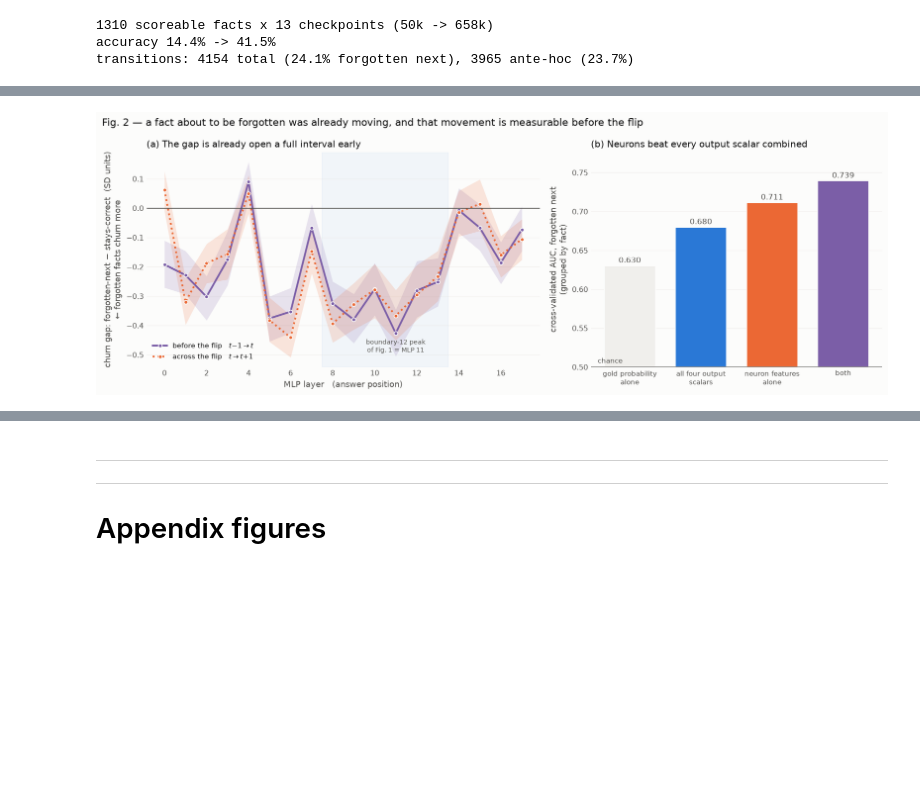
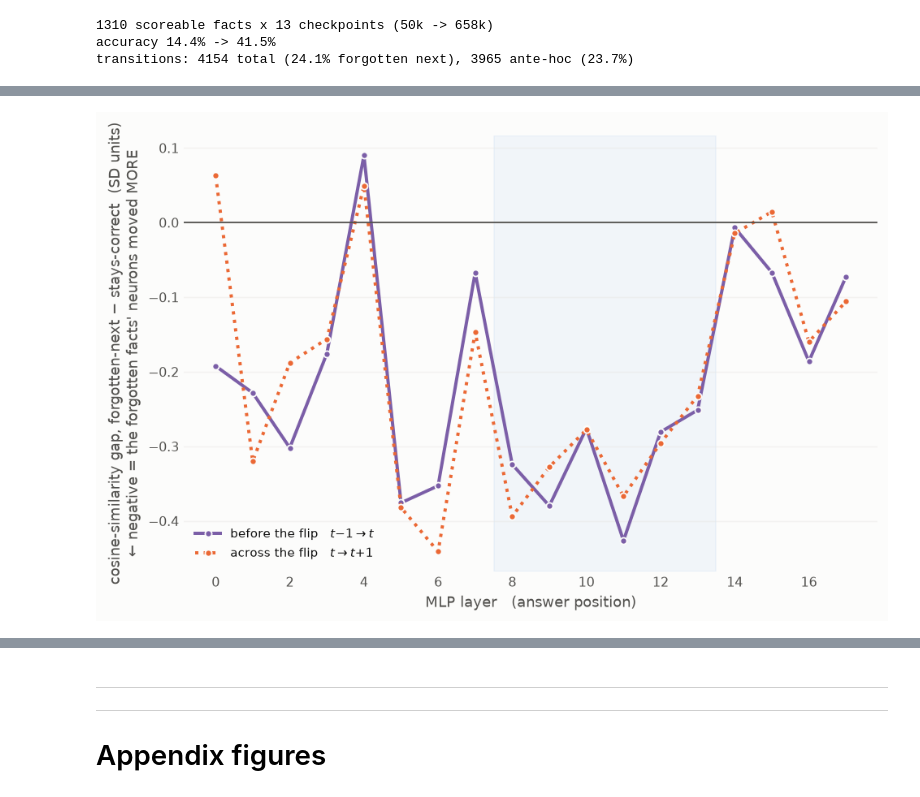
Before and after one commit to OvadiaOmer3/NLPFinalProject, a Jupyter notebook: paper_figures.ipynb, the cells around one changed output, grey strips where cells are left out. Cells and saved outputs as stored; diff of their text form; code cells hidden in the pictures; blank space fills up the shorter version.

```diff
--- a/paper_figures.ipynb
+++ b/paper_figures.ipynb
@@ -279,10 +354,9 @@ NEU_DIR = Path("data/artifacts/expermints/15shot_trajectory_top10_internal_with_
 _meta = json.loads((NEU_DIR / f"internal/neurons_step{steps[-1]}_meta.json").read_text())
 K_NEU, n_mlp, MISSING = _meta["k"], _meta["n_layers"], _meta["missing_sentinel"]
 N_INTER = 5632                      # LMEnt-1B intermediate_size
-MID = slice(8, 14)                  # the mid-stack band Fig. 1 localised the failure to
+MID = slice(8, 14)                  # the mid-stack band Fig. 1 localised the failure to.
+
 xlayer = np.arange(n_mlp)
-# NB: Fig. 1 indexes the 19 *layer boundaries* of the logit lens; the dump indexes the 18 MLP
-# layers.  MLP layer l writes into boundary l+1, so Fig. 1's boundary-12 peak is MLP layer 11.
 
 _nids = np.load(NEU_DIR / f"internal/neurons_step{steps[-1]}_ids.npy", allow_pickle=True)
 NROW = pd.Index(_nids).get_indexer(ids)                 # dump row -> panel row
@@ -333,7 +407,8 @@ def neuron_summaries(pos):
         o["L1"][:, t] = tot
         for l in range(n_mlp):                     # population share of each top-k neuron
             popc = np.bincount(I[:, l, :].ravel(), minlength=N_INTER).astype(np.float32)
-            o["GEN"][:, t, l] = popc[I[:, l, :]].mean(-1) / n
+            # share of the OTHER facts: drop this fact's own contribution, as documented
+            o["GEN"][:, t, l] = ((popc[I[:, l, :]] - 1.0) / (n - 1.0)).mean(-1)
         if prev is not None:
             _, cos = _pair(I, V, prev[0], prev[1], K_NEU)
             inter, _ = _pair(I, V, prev[0], prev[1], 32)
@@ -405,83 +517,19 @@ def churn_gap(Z, F, T, FG, lag_back=0, n_boot=300, seed=0):
         boot[b] = np.nanmean(cur[sel][m], 0) - np.nanmean(cur[sel][~m], 0)
     return gap, *np.percentile(boot, [2.5, 97.5], axis=0)
 
-# ── Fig. 2b — do the neurons say anything the output scalars do not?  (internal §16) ──
-from sklearn.linear_model import LogisticRegression
-from sklearn.model_selection import GroupKFold
-from sklearn.metrics import roc_auc_score
-from sklearn.preprocessing import StandardScaler
-from sklearn.pipeline import make_pipeline
-
-def band(D, key, sl, back=0):
-    return np.nanmean(D[key][AF, AT - back][:, sl], 1)
-
-OUT_SCALARS = {                       # everything the scalar analysis already had
-    "gold probability":   -P["gold_prob"].to_numpy()[AF, AT],
-    "gold rank":           np.log10(np.clip(P["gold_rank"].to_numpy()[AF, AT], 1, None)),
-    "answer margin":      -P["answer_margin"].to_numpy()[AF, AT],
-    "predictive entropy":  P["pred_entropy"].to_numpy()[AF, AT],
-}
-NEURON_SCALARS = {                    # new, from the top-128 dump; all measured at or before t
-    "churn, answer (mid)":      -np.nanmean(ZA_COS[AF, AT - 1][:, MID], 1),
-    "churn, answer (early)":    -np.nanmean(ZA_COS[AF, AT - 1][:, :8], 1),
-    "churn, answer (late)":     -np.nanmean(ZA_COS[AF, AT - 1][:, 14:], 1),
-    "churn, subject (mid)":     -np.nanmean(ZS_COS[AF, AT - 1][:, MID], 1),
-    "top-32 churn (mid)":       -np.nanmean(ZA_J32[AF, AT - 1][:, MID], 1),
-    "diffuse activation (mid)":  band(NA, "PR", MID),
-    "high activation entropy":   band(NA, "H", MID),
-    "private neurons (mid)":    -band(NA, "GEN", MID),
-    "shared neurons (late)":     band(NA, "GEN", slice(12, 16)),
-    "large activation mass":     np.log10(np.clip(band(NA, "L1", MID), 1, None)),
-}
-X_out = np.column_stack(list(OUT_SCALARS.values()))
-X_neu = np.column_stack(list(NEURON_SCALARS.values()))
-
-def cv_auc(X):
-    X = np.nan_to_num(X, nan=0.0); oof = np.zeros(len(X))
-    for tr, te in GroupKFold(n_splits=5).split(X, AFG, groups=AF):
-        m = make_pipeline(StandardScaler(), LogisticRegression(max_iter=3000)).fit(X[tr], AFG[tr])
-        oof[te] = m.predict_proba(X[te])[:, 1]
-    return roc_auc_score(AFG, oof)
-
-BLOCKS = [("gold probability\nalone", X_out[:, :1], NEUTRAL),
-          ("all four output\nscalars", X_out, BLUE),
-          ("neuron features\nalone", X_neu, ORANGE),
-          ("both", np.column_stack([X_out, X_neu]), PURPLE)]
-aucs = [cv_auc(X) for _, X, _ in BLOCKS]
-
-fig, (ax1, ax2) = plt.subplots(1, 2, figsize=(13.4, 4.8),
-                               gridspec_kw={"width_ratios": [1.35, 1]})
+fig, ax1 = plt.subplots(figsize=(7.6, 4.8))
+ax1.axvspan(7.5, 13.5, color=BLUE, alpha=.05, zorder=0)
 for lag, col, lab, ls in ((1, PURPLE, "before the flip   $t{-}1 \\rightarrow t$", "-"),
                           (0, ORANGE, "across the flip   $t \\rightarrow t{+}1$", ":")):
     F, T, FG = (XF, XT, XFG) if lag == 0 else (AF, AT, AFG)
-    g, lo, hi = churn_gap(ZA_COS, F, T, FG, lag_back=lag)
-    ax1.fill_between(xlayer, lo, hi, color=col, alpha=.16, linewidth=0)
+    g, _, _ = churn_gap(ZA_COS, F, T, FG, lag_back=lag)
     ax1.plot(xlayer, g, color=col, lw=2.2, ls=ls, marker="o", ms=4.5, mec=SURF, mew=1, label=lab)
 ax1.axhline(0, color=INK2, lw=1)
-ax1.axvspan(7.5, 13.5, color=BLUE, alpha=.05, zorder=0)
-ax1.annotate("boundary-12 peak\nof Fig. 1 = MLP 11", (11, -0.44), fontsize=8, color=INK2,
-             ha="center", xytext=(0, -18), textcoords="offset points")
 ax1.set_xticks(range(0, n_mlp, 2))
 ax1.set_xlabel("MLP layer   (answer position)")
-ax1.set_ylabel("churn gap: forgotten-next − stays-correct  (SD units)\n← forgotten facts churn more")
-ax1.set_title("(a) The gap is already open a full interval early", loc="left")
+ax1.set_ylabel("cosine-similarity gap, forgotten-next − stays-correct  (SD units)\n← negative = the forgotten facts' neurons moved MORE")
 ax1.legend(loc="lower left", fontsize=8.5)
-
-ax2.bar(range(len(BLOCKS)), [a - .5 for a in aucs], bottom=.5,     # bar length = lift over chance
-        color=[c for _, _, c in BLOCKS], edgecolor=SURF, linewidth=1.2, width=.72)
-for i, v in enumerate(aucs):
-    ax2.text(i, v + .004, f"{v:.3f}", ha="center", fontsize=9.5, color=INK2)
-ax2.axhline(0.5, color=INK2, lw=1)
-ax2.text(-0.45, 0.503, "chance", ha="left", va="bottom", fontsize=8.5, color=INK2)
-ax2.set_xticks(range(len(BLOCKS)), [b[0] for b in BLOCKS], fontsize=8.5)
-ax2.set_ylim(0.5, max(aucs) * 1.05)
-ax2.set_ylabel("cross-validated AUC, forgotten next\n(grouped by fact)")
-ax2.set_title("(b) Neurons beat every output scalar combined", loc="left")
-
-for ax in (ax1, ax2):
-    clean(ax)
-fig.suptitle("Fig. 2 — a fact about to be forgotten was already moving, and that movement is "
-             "measurable before the flip", x=0.01, ha="left", fontsize=12)
+clean(ax1)
 fig.tight_layout(); plt.show()
 
 g_b, lo_b2, hi_b2 = churn_gap(ZA_COS, AF, AT, AFG, lag_back=1, n_boot=200)
@@ -493,42 +541,38 @@ print("  across flip :", " ".join(f"{v:+5.2f}" for v in g_c))
 # "*" = the whole CI is below 0 (forgotten churn more); "+" = the whole CI is ABOVE 0
 # (survivors churn more -- layer 4 is the one place in the stack where that happens);
 # "." = the CI spans 0.
 print("  95% CI      :", "  ".join("  *  " if h < 0 else ("  +  " if l > 0 else "  .  ")
                                    for l, h in zip(lo_b2, hi_b2)))
 
 bwd = np.nanmean(ZA_COS[AF, AT - 1][:, MID], 1)
 
-# Is the comparison group the right one?  Both groups are correct at t by construction, so
-# "survives" already means "correct at t AND correct at t+1".  But over the *backward* window
-# it silently mixes two kinds of survivor: facts that were already correct at t-1, and facts
-# that were WRONG at t-1 and had just been learned -- and learning moves neurons too.  Splitting
-# them shows the baseline is diluted, so the headline gap is conservative.
+# Both groups are correct at t by construction, so "survives" already means "correct at t AND correct at t+1".
+# But over the *backward* window it silently mixes two kinds of survivor: facts that were already correct at t-1, and facts
+# that were WRONG at t-1 and had just been learned -- and learning moves neurons too.
+# Splitting them shows the baseline is diluted, so the headline gap is conservative.
 _was = correct[AF, AT - 1]
 _grp = [("forgotten next", AFG),
         ("survives — just learned (wrong at t−1)", (~AFG) & ~_was),
         ("survives — stably correct (correct at t−1)", (~AFG) & _was),
         ("survives — all  (the baseline plotted above)", ~AFG)]
 print("mid-stack backward churn, z (higher = more stable neurons):")
 for nm, m in _grp:
     print(f"  {nm:46s} n={m.sum():5d}   {np.nanmean(bwd[m]):+.3f}")
 print(f"  gap vs ALL survivors            {np.nanmean(bwd[AFG]) - np.nanmean(bwd[~AFG]):+.3f}")
 print(f"  gap vs STABLY-CORRECT survivors {np.nanmean(bwd[AFG]) - np.nanmean(bwd[(~AFG) & _was]):+.3f}"
       f"   <- the cleaner contrast is LARGER, so the plotted gap understates the effect")
 
 gpA = P["gold_prob"].to_numpy()[AF, AT]
 gt = pd.qcut(gpA, 3, labels=False, duplicates="drop")
 _w = [spearmanr(-bwd[gt == g], AFG[gt == g])[0] for g in range(3)]
 _gw = [spearmanr(-gpA[gt == g], AFG[gt == g])[0] for g in range(3)]
 print(f"\nrho(backward mid-stack churn, forgotten-next) = {spearmanr(-bwd, AFG)[0]:+.3f}")
 print(f"  within gold-prob terciles: " + " ".join(f"{v:+.3f}" for v in _w) +
       f"   (mean {np.mean(_w):+.3f})")
 print(f"  same for gold_prob itself: " + " ".join(f"{v:+.3f}" for v in _gw) +
       f"   (mean {np.mean(_gw):+.3f})")
-print(f"\n{AFG.size} ante-hoc transitions from {len(np.unique(AF))} facts, base rate {AFG.mean():.1%}")
-for (nm, _, _), v in zip(BLOCKS, aucs):
-    print(f"  {nm.replace(chr(10), ' '):26s} CV AUC {v:.3f}")
 # %% [output]
-[figure, old version]
+[figure, new version]
 per-layer z-gap (forget − survive); negative = forgotten facts churn more
   layer       :     0     1     2     3     4     5     6     7     8     9    10    11    12    13    14    15    16    17
   before flip : -0.19 -0.23 -0.30 -0.18 +0.09 -0.38 -0.35 -0.07 -0.32 -0.38 -0.28 -0.43 -0.28 -0.25 -0.01 -0.07 -0.19 -0.07
```
Also changed, not shown: parts of 40 cells of this notebook.
